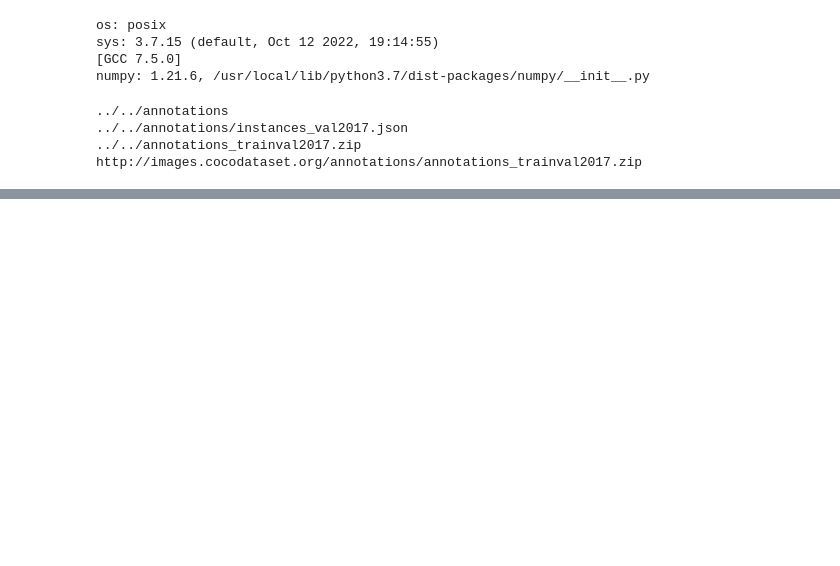
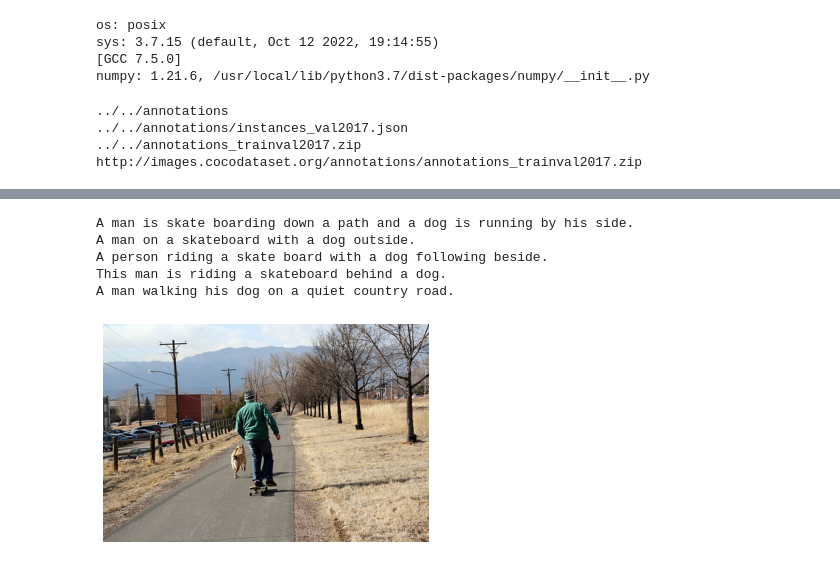
Before and after one commit to CMander02/VQA_2022_A1_18, a Jupyter notebook: COCO_API.ipynb, the cells around one changed output, grey strips where cells are left out. Cells and saved outputs as stored; diff of their text form; code cells hidden in the pictures; blank space fills up the shorter version.

```diff
--- a/COCO_API.ipynb
+++ b/COCO_API.ipynb
@@ -60,0 +137,13 @@ KeyboardInterrupt: ignored
+# %%
+# load and display caption annotations
+annIds = coco_caps.getAnnIds(imgIds=img['id']);
+anns = coco_caps.loadAnns(annIds)
+coco_caps.showAnns(anns)
+plt.imshow(I); plt.axis('off'); plt.show()
+# %% [output]
+A man is skate boarding down a path and a dog is running by his side.
+A man on a skateboard with a dog outside.
+A person riding a skate board with a dog following beside.
+This man is riding a skateboard behind a dog.
+A man walking his dog on a quiet country road.
+[figure, added]
```
Also changed, not shown: parts of 9 cells of this notebook.
